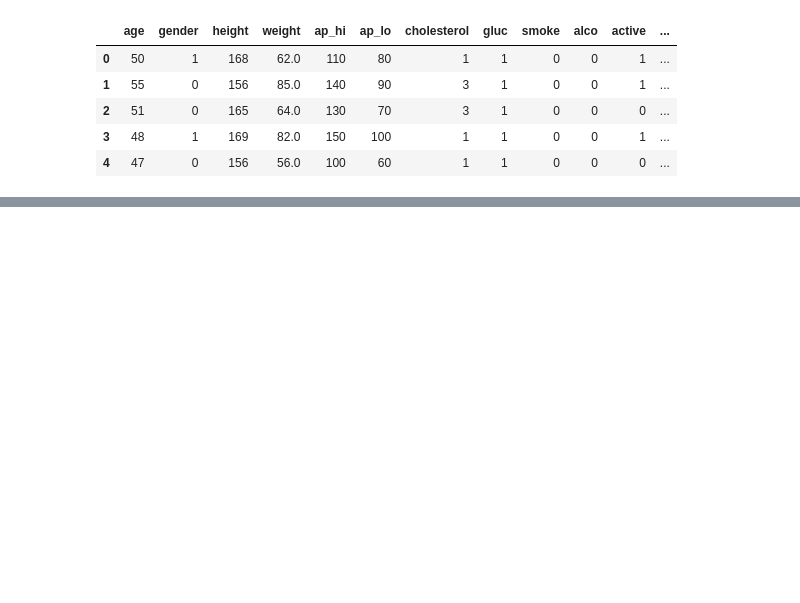
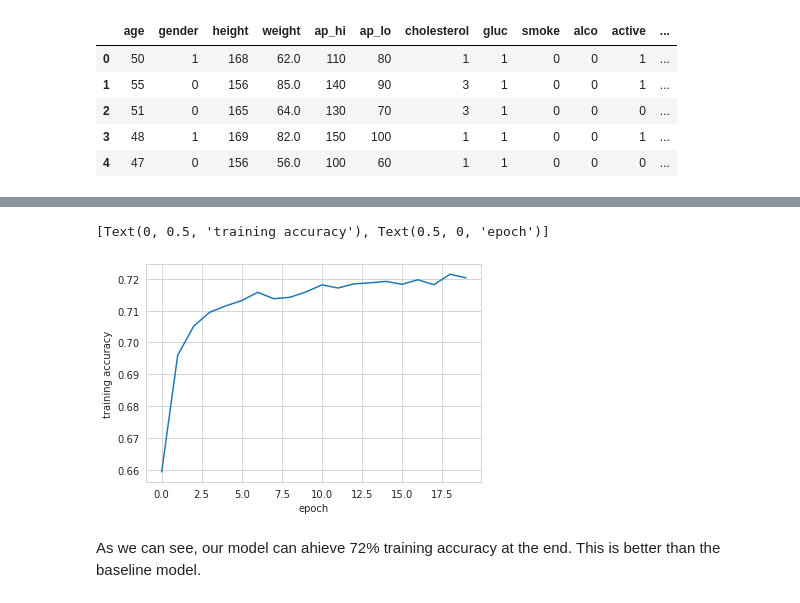
Before and after one commit to M-0-N-I-C-A/PIC16B_Project, a Jupyter notebook: Project.ipynb, the cells around one changed output, grey strips where cells are left out. Cells and saved outputs as stored; diff of their text form; code cells hidden in the pictures; blank space fills up the shorter version.

```diff
--- a/Project.ipynb
+++ b/Project.ipynb
@@ -351,0 +249,15 @@ model.evaluate(X_test, y_test, verbose = 2)
+# %%
+# predictor data
+X = df.drop(["cardio"], axis = 1)
+# target data
+y = df[["cardio"]]
+
+# hold out 30% of the data
+X_train, X_test, y_train, y_test = train_test_split(X, y, test_size = 0.3)
+# %%
+# create a model
+model2 = models.Sequential([
+    layers.Dense(500, activation='relu',input_shape=(11,)),
+    layers.Dense(500, activation='relu'),
+    layers.Dense(2)
+])
@@ -351,0 +287,6 @@ model.evaluate(X_test, y_test, verbose = 2)
+# %%
+model2.compile(optimizer = "adam",
+              loss = tf.keras.losses.SparseCategoricalCrossentropy(from_logits=True),
+              metrics = ["accuracy"])
+# %%
+history = model2.fit(X_train, y_train, epochs = 20, verbose=1)
@@ -351,0 +311,10 @@ model.evaluate(X_test, y_test, verbose = 2)
+# %%
+# plot the history of the accuracy on the training set
+plt.plot(history.history["accuracy"], label = "training")
+# label the axes
+plt.gca().set(xlabel = "epoch", ylabel = "training accuracy")
+# %% [output]
+[Text(0, 0.5, 'training accuracy'), Text(0.5, 0, 'epoch')]
+[figure, added]
+# %% [markdown]
+As we can see, our model can ahieve 72% training accuracy at the end. This is better than the baseline model.
```
Also changed, not shown: parts of 88 cells of this notebook.
